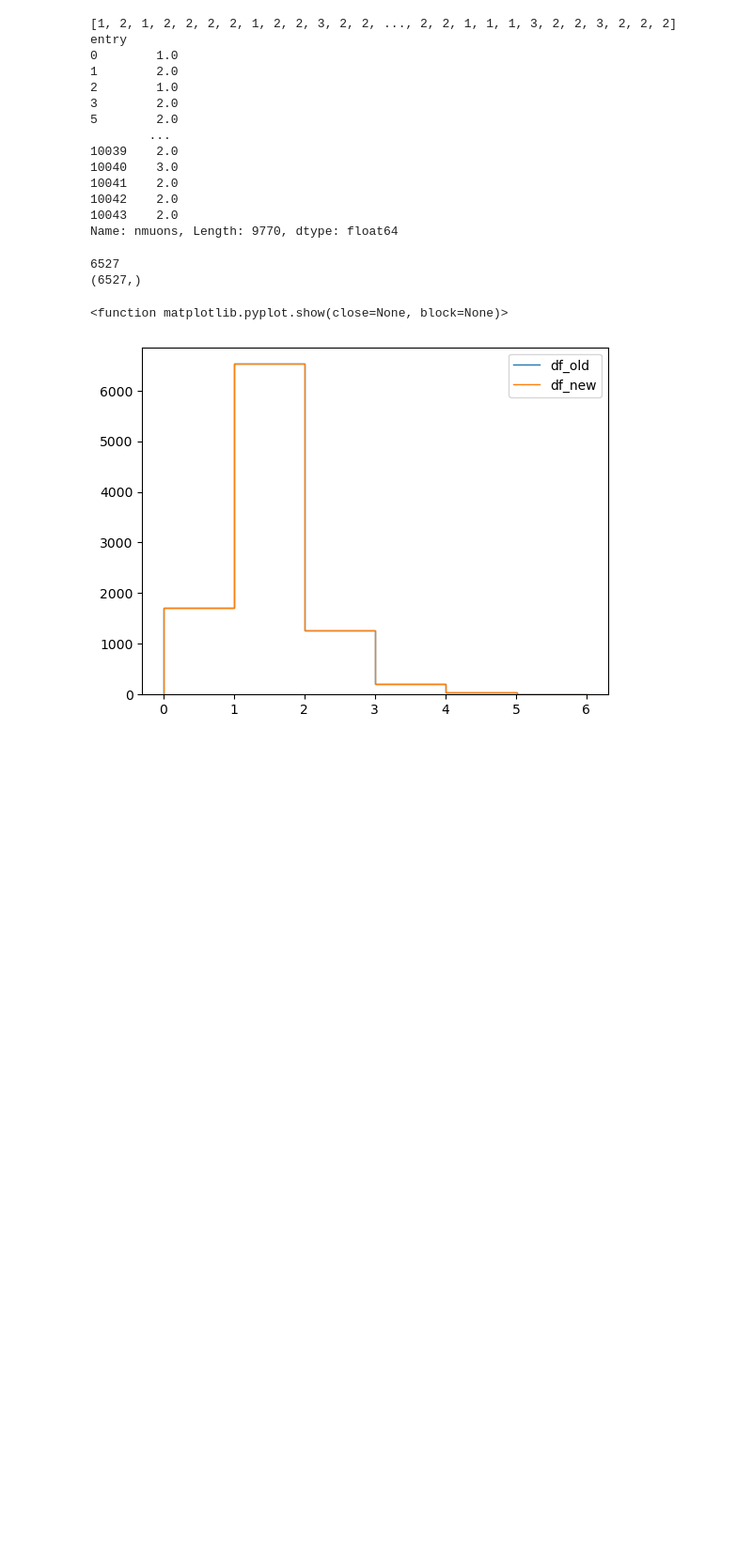
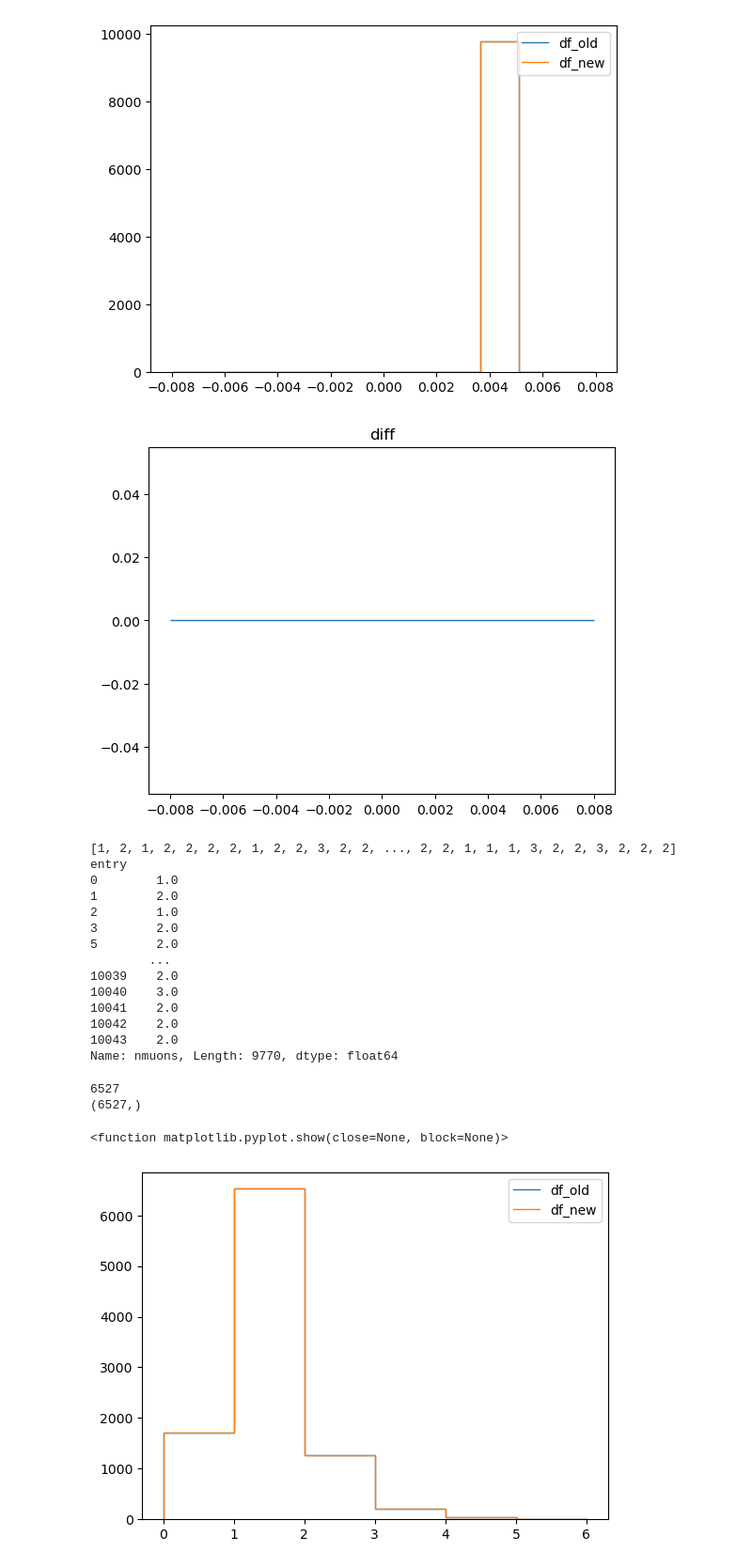
Before and after one commit to ram1123/copperheadV2, a Jupyter notebook: quick_validation_comparison.ipynb, the cells around one changed output. Shown at 94% size. Drawn from its saved outputs; the diff is of its cells as text; code cells hidden in the pictures; blank space fills up the shorter version.

```diff
--- a/quick_validation_comparison.ipynb
+++ b/quick_validation_comparison.ipynb
@@ -32,3 +29,6 @@ df_old = dd.read_parquet(full_load_path)
 # %%
-6139 +126
+weights_new = df_new["weights"].compute()
+print(weights_new)
+weights_old = df_old["weights"].compute()
+print(weights_old)
 # %% [output]
@@ -36,3 +61,17 @@ df_old = dd.read_parquet(full_load_path)
+# %%
+binning = np.linspace(*[-0.008, 0.008, 12])
+hist_old, edges = np.histogram(weights_new, bins=binning )
+hist_new, _= np.histogram(weights_old, bins=binning )
+plt.stairs(hist_old, edges, label = "df_old")
+plt.stairs(hist_new, edges, label = "df_new")
+plt.legend(loc="upper right")
+plt.show()
+plt.stairs((hist_new-hist_old), edges)
+plt.title("diff")
+plt.show()
+# %% [output]
+[figure, added]
+[figure, added]
 # %%
 nmuons_new = df_new["nmuons"].compute()
 print(nmuons_new)
```
Also changed, not shown: parts of 5 cells of this notebook, 1 other file.
